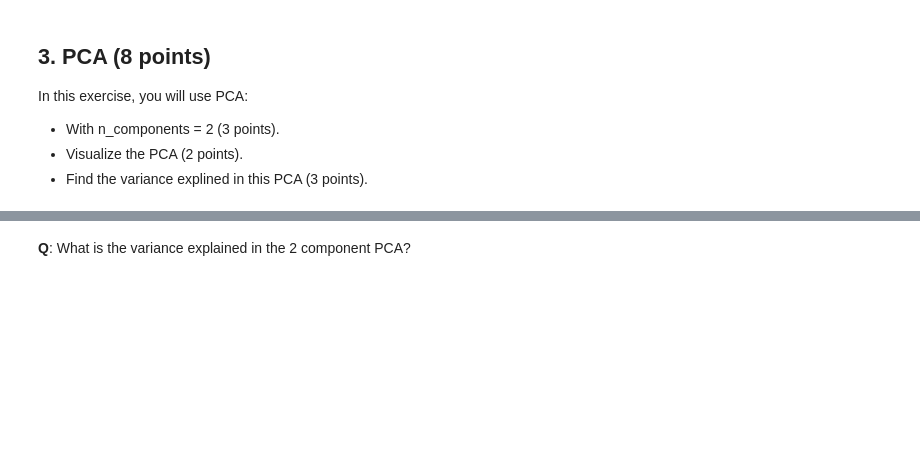
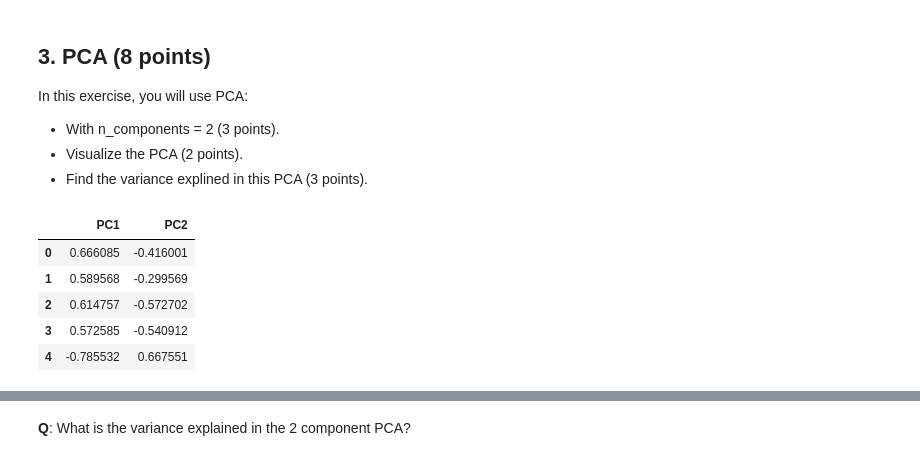
Before and after one commit to Avichay3/Full-training, a Jupyter notebook: Copy_of_Clustering_exercise.ipynb, the cells around one changed output, grey strips where cells are left out. Saved outputs shown, nothing was run; the diff lists cells and outputs as text; code cells hidden in the pictures; blank space fills up the shorter version.

```diff
--- a/Copy_of_Clustering_exercise.ipynb
+++ b/Copy_of_Clustering_exercise.ipynb
@@ -415,3 +415,21 @@ In this exercise, you will use PCA:
 
 
 # Display explained variance
+# %%
+# PCA with n_components=2
+
+from sklearn.decomposition import PCA
+import pandas as pd
+
+pca = PCA(n_components=2, random_state=42)
+X_pca = pca.fit_transform(df_scaled)
+
+pca_df = pd.DataFrame(X_pca, columns=["PC1", "PC2"])
+pca_df.head()
+# %% [output]
+|  | PC1 | PC2 |
+| 0 | 0.666085 | -0.416001 |
+| 1 | 0.589568 | -0.299569 |
+| 2 | 0.614757 | -0.572702 |
+| 3 | 0.572585 | -0.540912 |
+| 4 | -0.785532 | 0.667551 |
```
Also changed, not shown: parts of 4 cells of this notebook.
